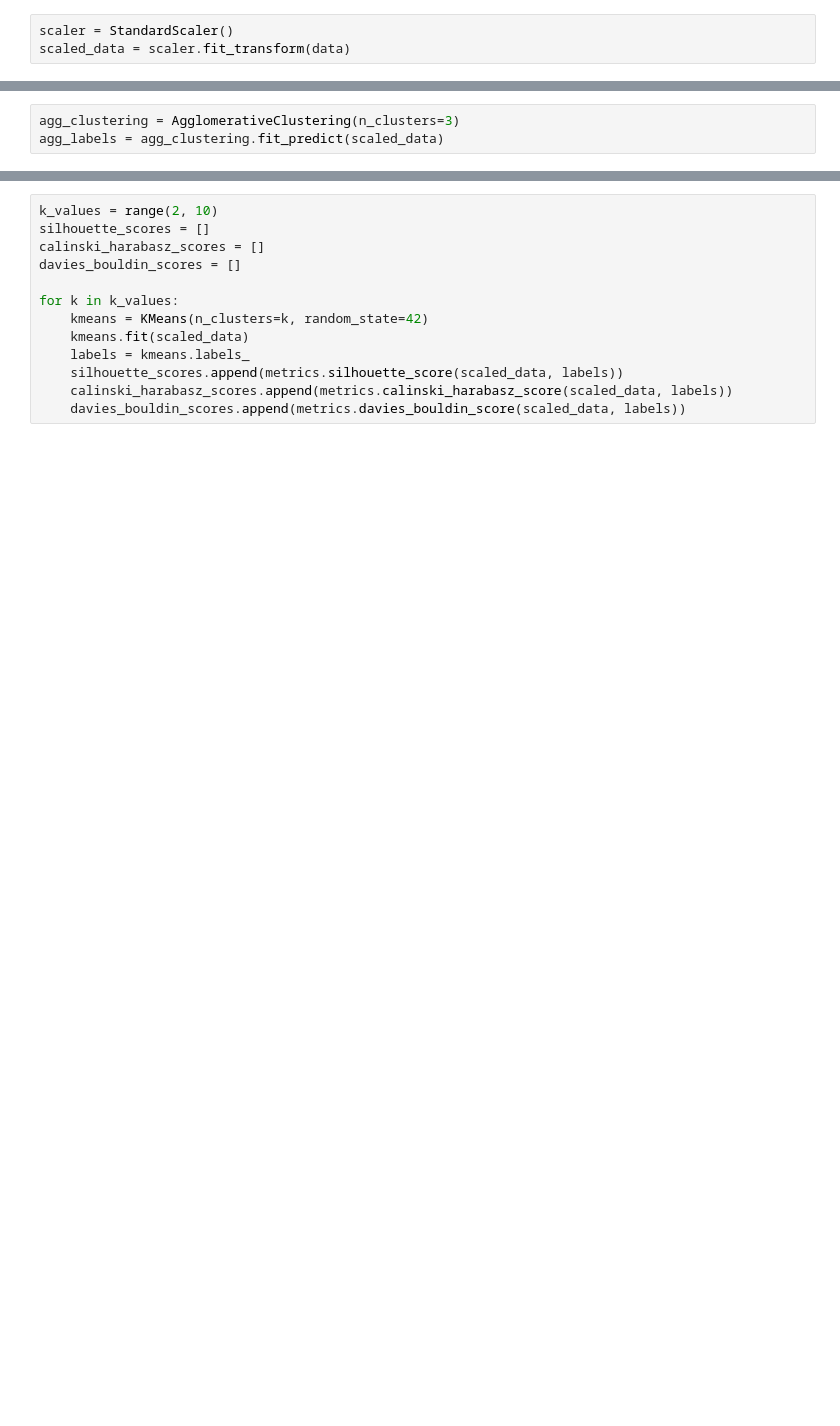
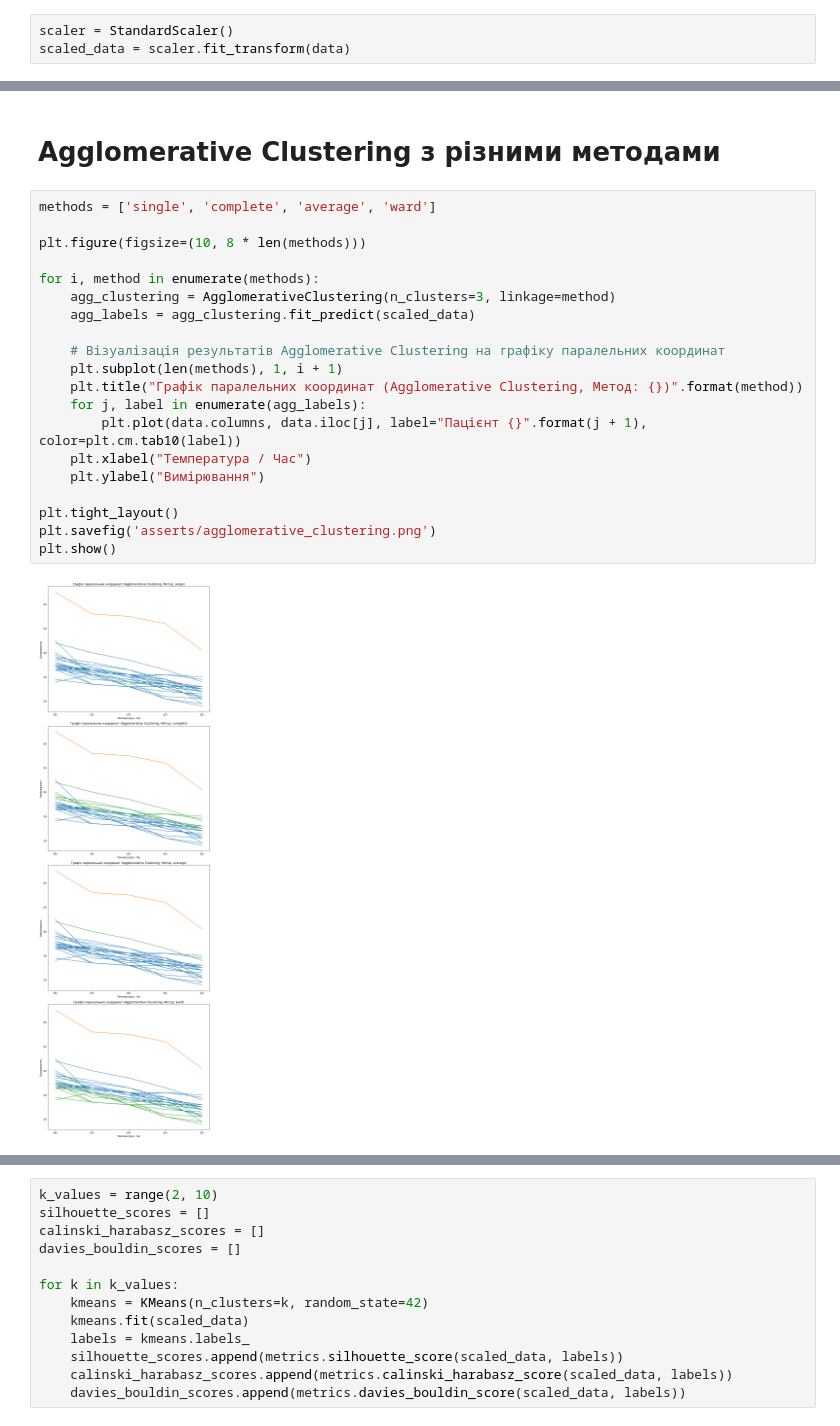
Before and after one commit to nastyamatychenko/DAAD_ML_LAB_4_Anastasiia-Matychenko, a Jupyter notebook: DAAD-ML-LAB-4-Anastasiia-Matychenko.ipynb, the cells around one changed output, grey strips where cells are left out. Drawn from its saved outputs; the diff is of its cells as text; blank space fills up the shorter version.

```diff
--- a/DAAD-ML-LAB-4-Anastasiia-Matychenko.ipynb
+++ b/DAAD-ML-LAB-4-Anastasiia-Matychenko.ipynb
@@ -66,3 +45,0 @@ from scipy.cluster.hierarchy import dendrogram, linkage
-# %%
-agg_clustering = AgglomerativeClustering(n_clusters=3)
-agg_labels = agg_clustering.fit_predict(scaled_data)
@@ -80 +72,25 @@ plt.show()
+# %% [markdown]
+# Agglomerative Clustering з різними методами
+# %%
+methods = ['single', 'complete', 'average', 'ward']
+
+plt.figure(figsize=(10, 8 * len(methods)))
+
+for i, method in enumerate(methods):
+    agg_clustering = AgglomerativeClustering(n_clusters=3, linkage=method)
+    agg_labels = agg_clustering.fit_predict(scaled_data)
+
+    # Візуалізація результатів Agglomerative Clustering на графіку паралельних координат
+    plt.subplot(len(methods), 1, i + 1)
+    plt.title("Графік паралельних координат (Agglomerative Clustering, Метод: {})".format(method))
+    for j, label in enumerate(agg_labels):
+        plt.plot(data.columns, data.iloc[j], label="Пацієнт {}".format(j + 1), color=plt.cm.tab10(label))
+    plt.xlabel("Температура / Час")
+    plt.ylabel("Вимірювання")
+
+plt.tight_layout()
+plt.savefig('asserts/agglomerative_clustering.png')
+plt.show()
+# %% [output]
+[figure, added]
 # %% [markdown]
```
Also changed, not shown: parts of 29 cells of this notebook, 4 other files.
